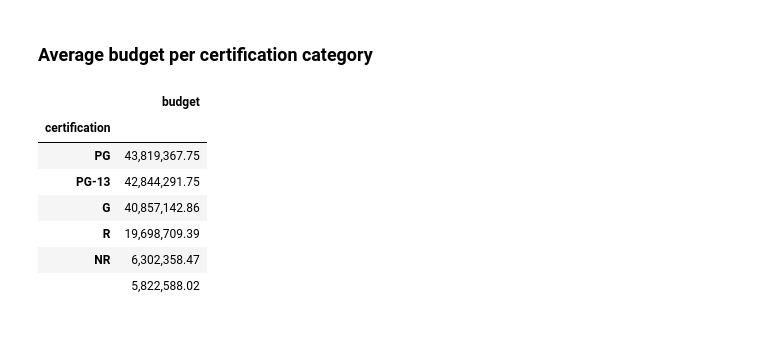
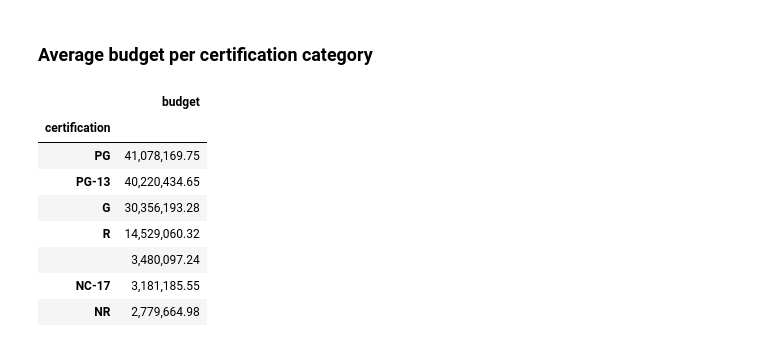
Before and after one commit to diazid/Movies-Database, a Jupyter notebook: Movies Database_3_EDA.ipynb, the cells around one changed output. Saved outputs shown, nothing was run; the diff lists cells and outputs as text; code cells hidden in the pictures.

```diff
--- a/Movies Database_3_EDA.ipynb
+++ b/Movies Database_3_EDA.ipynb
@@ -81,0 +97,3 @@ display(data.head())
+# %%
+data = pd.concat([pd.read_json(f) for f in file_list])
+data
@@ -82,3 +114,6 @@ display(data.head())
+# %%
+# remove ids that are 0
+data = data[data['imdb_id'] != 0]
 # %%
 print(f'Number of instances: {len(data)}')
 # %% [output]
@@ -91,0 +131,8 @@ data.to_csv(f'{FOLDER}tmdb_results_combined.csv.gz', compression='gzip', index=F
+# %%
+## Columns to exclude
+drop_cols = ['backdrop_path','backdrop_path','original_title','overview',
+             'poster_path','status','tagline','id','homepage',
+             'production_countries','video','production_companies','spoken_languages',
+             'original_language']
+data = data.drop(columns=drop_cols)
+data
@@ -91,0 +162,13 @@ data.to_csv(f'{FOLDER}tmdb_results_combined.csv.gz', compression='gzip', index=F
+# %%
+# fix empty space
+data['certification'] = data['certification'].str.strip()
+
+## fix certification
+repl_cert = {'UR':'NR',
+             'Not Rated':'NR',
+             'Unrated':'NR',
+             '-':'NR',
+             '10':np.nan,
+             'ScreamFest Horror Film Festival':'NR'}
+data['certification'] = data['certification'].replace(repl_cert)
+data['certification'].value_counts(dropna=False)
@@ -132,13 +243,15 @@ data_budget[['certification', 'revenue']].groupby(by='certification').mean().sor
 # %% [markdown]
 ### Average budget per certification category
 # %%
-data_budget[['certification', 'budget']].groupby(by='certification').mean().sort_values(by='budget',ascending=False)
+budget = data_budget[['certification', 'budget']].groupby(by='certification').mean().sort_values(by='budget',ascending=False)
+budget
 # %% [output]
 |  | budget |
 | certification |  |
-| PG | 43,819,367.75 |
-| PG-13 | 42,844,291.75 |
-| G | 40,857,142.86 |
-| R | 19,698,709.39 |
-| NR | 6,302,358.47 |
-|  | 5,822,588.02 |
+| PG | 41,078,169.75 |
+| PG-13 | 40,220,434.65 |
+| G | 30,356,193.28 |
+| R | 14,529,060.32 |
+|  | 3,480,097.24 |
+| NC-17 | 3,181,185.55 |
+| NR | 2,779,664.98 |
```
Also changed, not shown: parts of 24 cells of this notebook, 4 other files.
